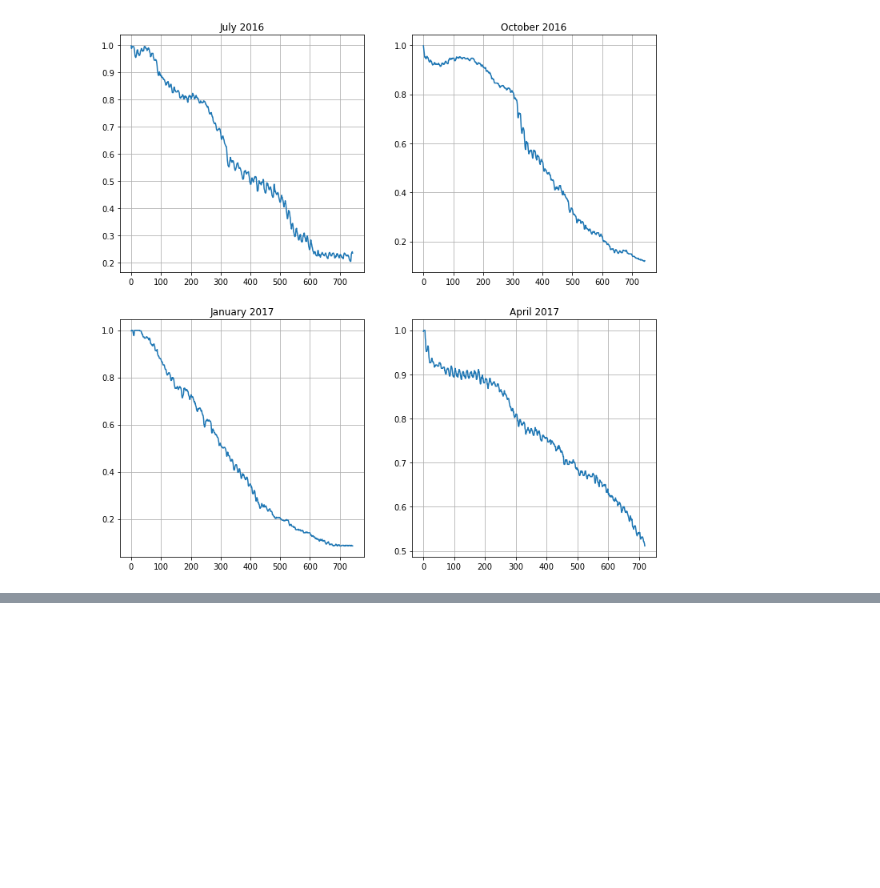
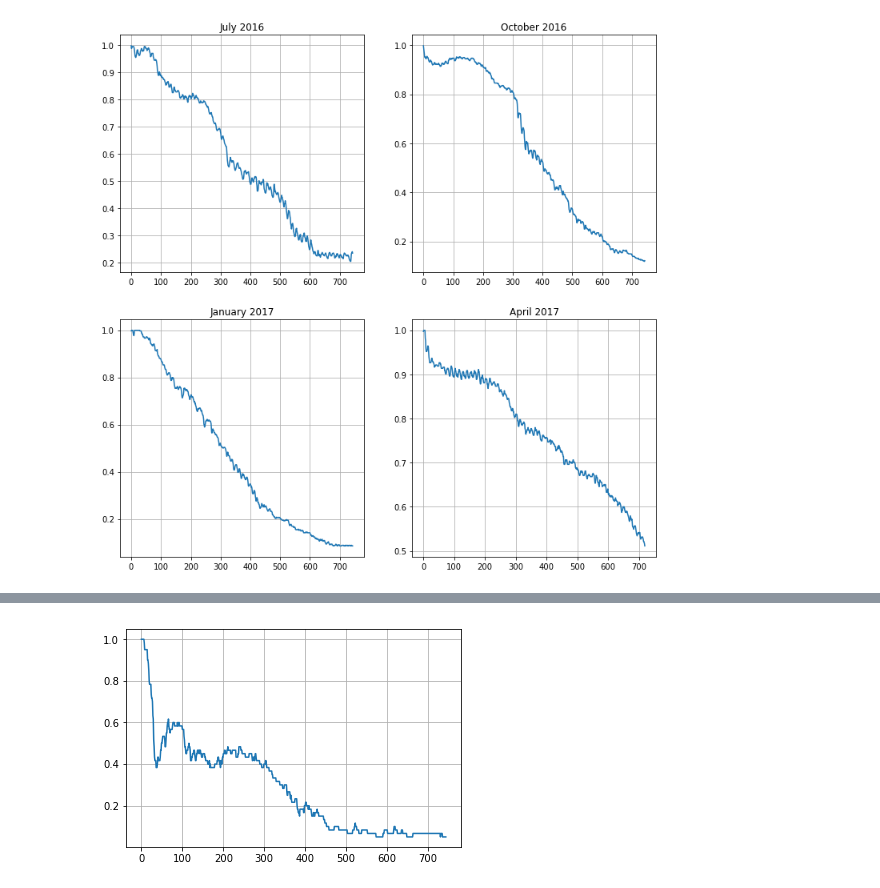
Before and after one commit to SalishSeaCast/analysis-vicky, a Jupyter notebook: notebooks/Ariane/NorthernBayneSound.ipynb, the cells around one changed output, grey strips where cells are left out. Cells and saved outputs as stored; diff of their text form; code cells hidden in the pictures; blank space fills up the shorter version.

```diff
--- a/notebooks/Ariane/NorthernBayneSound.ipynb
+++ b/notebooks/Ariane/NorthernBayneSound.ipynb
@@ -85,0 +101,7 @@ ax[1,1].set_title('April 2017')
+# %%
+short2 = nc.Dataset('/ocean/vdo/MEOPAR/ariane-runs/for_debby/smaller_domain/Jan17/ariane_trajectories_qualitative.nc')
+al_l = still_inside(118,132,615,633,short2.variables['traj_lon'], short2.variables['traj_lat'])
+plt.plot(range(744), al_l)
+plt.grid('on')
+# %% [output]
+[figure, added]
```
Also changed, not shown: parts of 4 cells of this notebook, 34 other files.
